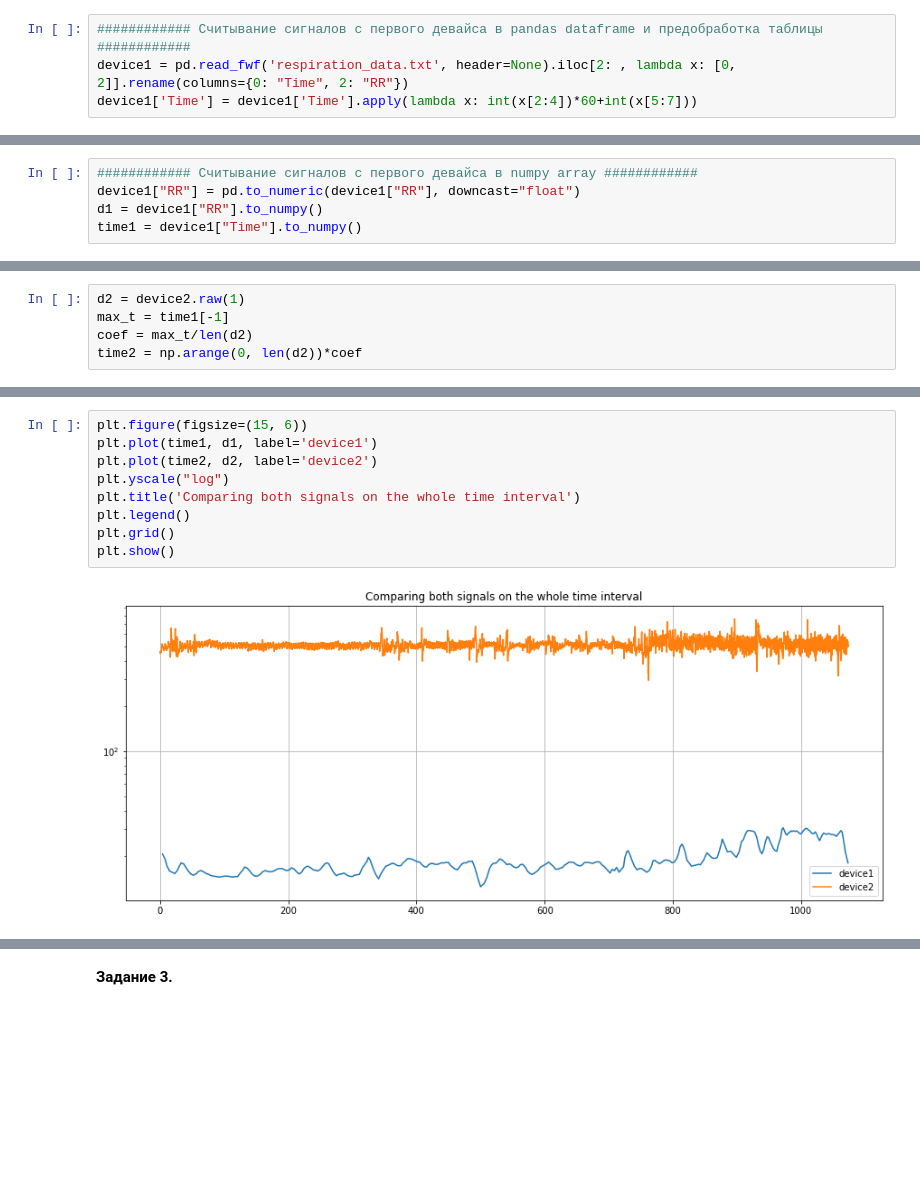
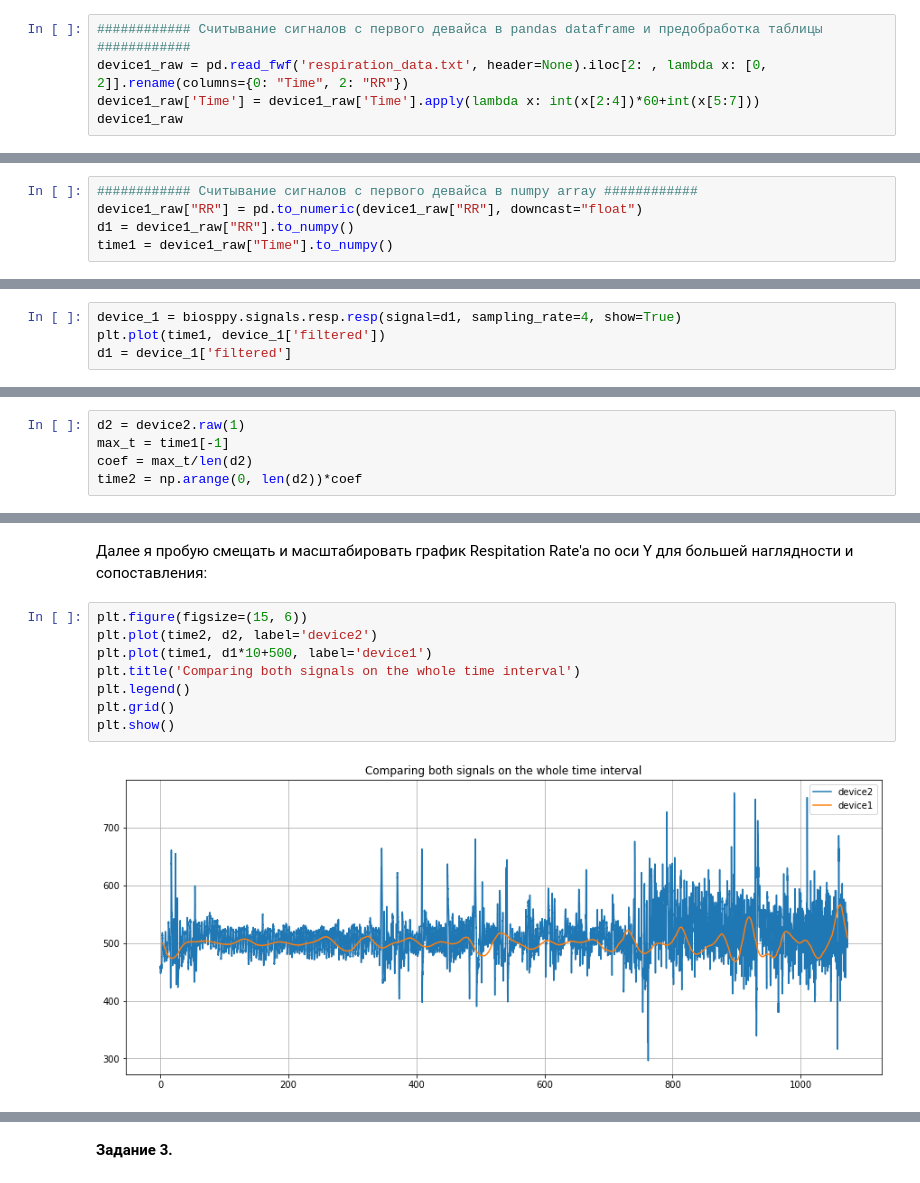
Before and after one commit to screemix/neuro_lab_test_task, a Jupyter notebook: Task2.ipynb, the cells around one changed output, grey strips where cells are left out. Cells and saved outputs as stored; diff of their text form; blank space fills up the shorter version.

```diff
--- a/Task2.ipynb
+++ b/Task2.ipynb
@@ -28,5 +40,6 @@ import matplotlib.pyplot as plt
 Что нужно сделать для калибровки обоих сигналов по времени?*
 # %%
 ############ Считывание сигналов с первого девайса в pandas dataframe и предобработка таблицы ############
-device1 = pd.read_fwf('respiration_data.txt', header=None).iloc[2: , lambda x: [0, 2]].rename(columns={0: "Time", 2: "RR"})
-device1['Time'] = device1['Time'].apply(lambda x: int(x[2:4])*60+int(x[5:7]))
+device1_raw = pd.read_fwf('respiration_data.txt', header=None).iloc[2: , lambda x: [0, 2]].rename(columns={0: "Time", 2: "RR"})
+device1_raw['Time'] = device1_raw['Time'].apply(lambda x: int(x[2:4])*60+int(x[5:7]))
+device1_raw
@@ -33,7 +60,7 @@ device1['Time'] = device1['Time'].apply(lambda x: int(x[2:4])*60+int(x[5:7]))
 # %%
 ############ Считывание сигналов с первого девайса в numpy array ############
-device1["RR"] = pd.to_numeric(device1["RR"], downcast="float")
-d1 = device1["RR"].to_numpy()
-time1 = device1["Time"].to_numpy()
+device1_raw["RR"] = pd.to_numeric(device1_raw["RR"], downcast="float")
+d1 = device1_raw["RR"].to_numpy()
+time1 = device1_raw["Time"].to_numpy()
 # %%
 ############ Построение графика сигнала во врмемени ############
@@ -41,3 +68,7 @@ device1.plot(x='Time', y='RR', figsize=(13,3), title='Device_1 signal', label="R
 # %% [output]
 <matplotlib.axes._subplots.AxesSubplot at 0x...>
 [figure]
+# %%
+device_1 = biosppy.signals.resp.resp(signal=d1, sampling_rate=4, show=True)
+plt.plot(time1, device_1['filtered'])
+d1 = device_1['filtered']
@@ -59,11 +103,12 @@ time2 = np.arange(0, len(d2))*coef
+# %% [markdown]
+Далее я пробую смещать и масштабировать график Respitation Rate'a по оси Y для большей наглядности и сопоставления:
 # %%
 plt.figure(figsize=(15, 6))
-plt.plot(time1, d1, label='device1')
 plt.plot(time2, d2, label='device2')
-plt.yscale("log")
+plt.plot(time1, d1*10+500, label='device1')
 plt.title('Comparing both signals on the whole time interval')
 plt.legend()
 plt.grid()
 plt.show()
 # %% [output]
-[figure, old version]
+[figure, new version]
```
Also changed, not shown: parts of 21 cells of this notebook.
